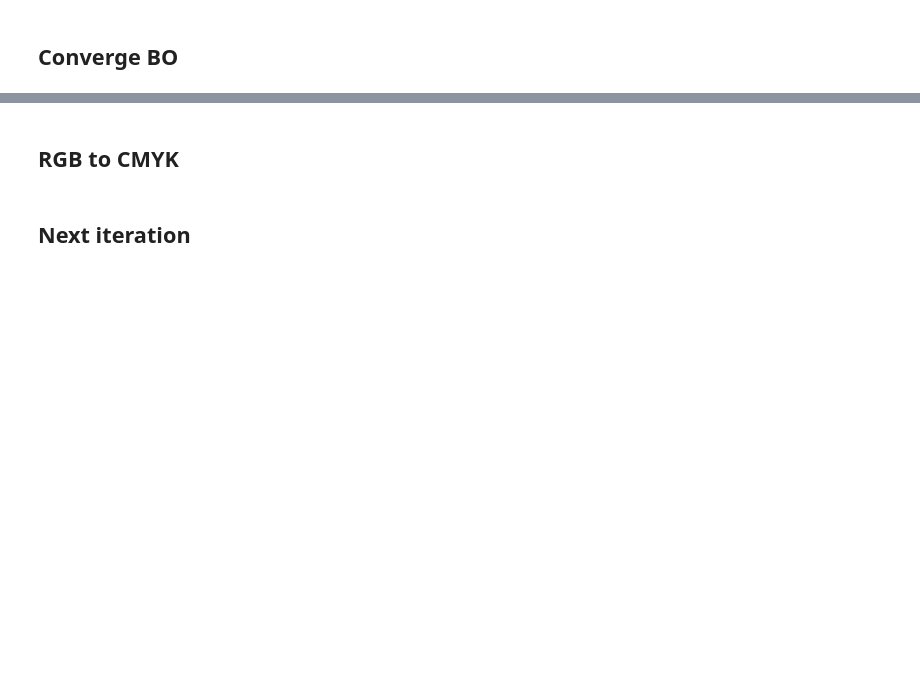
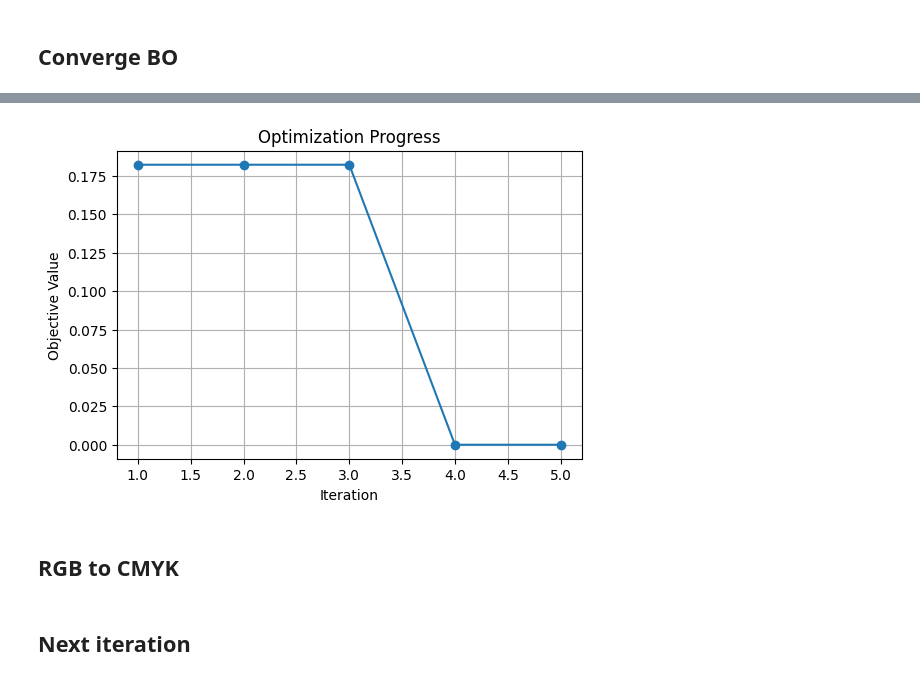
Before and after one commit to nrhemanth/mara-ref, a Jupyter notebook: BO/BO_scripts/05_integrate.ipynb, the cells around one changed output, grey strips where cells are left out. Drawn from its saved outputs; the diff is of its cells as text; code cells hidden in the pictures; blank space fills up the shorter version.

```diff
--- a/BO/BO_scripts/05_integrate.ipynb
+++ b/BO/BO_scripts/05_integrate.ipynb
@@ -256,27 +488,0 @@ plt.show()
-# %%
-# Create a figure and axis
-fig, ax = plt.subplots(figsize=(6, 4))
-
-# Ensure we have exactly rows * cols colors
-if len(rgb_values) < rows * cols:
-    # Fill with black if not enough colors
-    rgb_values += [[0, 0, 0]] * (rows * cols - len(rgb_values))
-
-# Plot the grid of circles
-for row in range(rows):
-    for col in range(cols):
-        index = row * cols + col
-        rgb = rgb_values[index]
-        color = [val / 255 for val in rgb]  # Normalize RGB values to [0, 1] range
-        circle = plt.Circle((col + 0.5, rows - row - 0.5), 0.4, color=color)
-        ax.add_patch(circle)
-
-# Set the limits and adjust aspect ratio
-ax.set_xlim(0, cols)
-ax.set_ylim(0, rows)
-ax.set_aspect('equal')
-ax.axis('off')  # Remove axes
-
-# Display the plot
-plt.title('8x12 Grid of Colors')
-plt.show()
@@ -287,2 +670,13 @@ plt.show()
+# %%
+# Plot optimization progress
+plt.figure(figsize=(6, 4))
+plt.plot(range(1, len(optimizer.Y) + 1), optimizer.Y, marker="o")
+plt.xlabel("Iteration")
+plt.ylabel("Objective Value")
+plt.title("Optimization Progress")
+plt.grid(True)
+plt.show()
+# %% [output]
+[figure, added]
 # %% [markdown]
 ## RGB to CMYK
```
Also changed, not shown: parts of 28 cells of this notebook, 3 other files.
